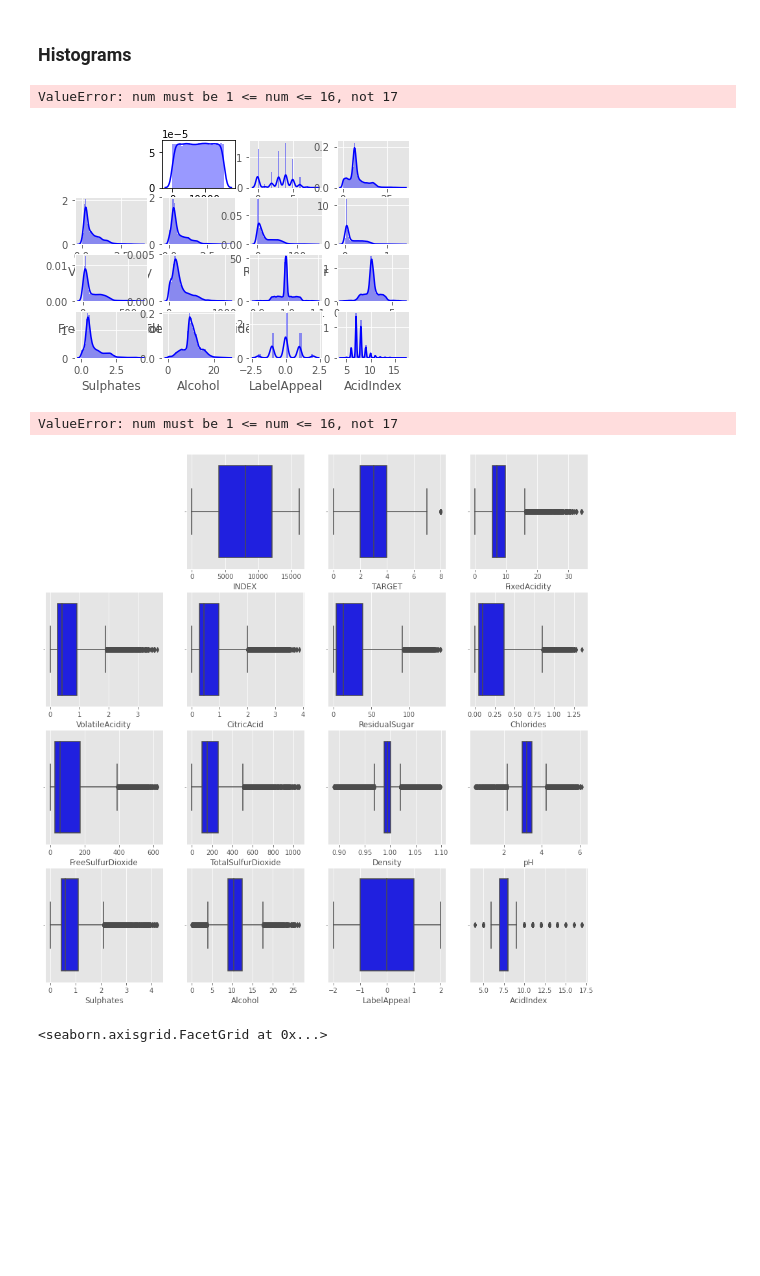
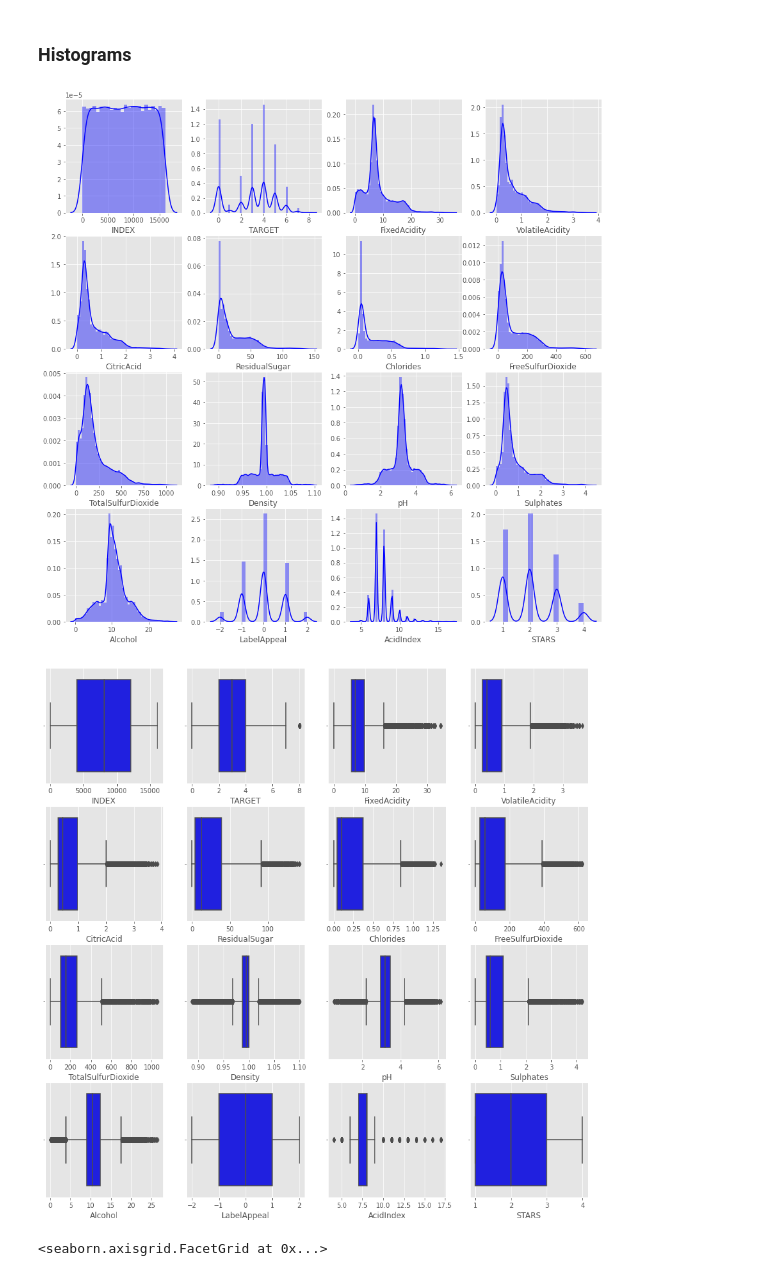
Before and after one commit to MaggieHateProgramming/DAV-6150-2, a Jupyter notebook: J_Chen_M3_assn.ipynb, the cells around one changed output. Drawn from its saved outputs; the diff is of its cells as text; code cells hidden in the pictures; blank space fills up the shorter version.

```diff
--- a/J_Chen_M3_assn.ipynb
+++ b/J_Chen_M3_assn.ipynb
@@ -102,29 +102,27 @@ dtype: float64
 # %%
 #show the distribution of all variables by using "for loop"
 i=0
 numerical_columns = data.columns
 for col in numerical_columns:
     i+=1
-    plt.subplot(4,4,i+1)
+    plt.subplot(4,4,i)
     plt.style.use('ggplot')
     plt.rcParams['figure.figsize'] = (15,15)
     sns.distplot(data[col], color = 'blue')
 # %% [output]
-ValueError: num must be 1 <= num <= 16, not 17
-[figure, old version]
+[figure, new version]
 # %%
 #show the distribution of all variables by using "for loop"
 i=0
 numerical_columns = data.columns
 for col in numerical_columns:
     i+=1
-    plt.subplot(4,4,i+1)
+    plt.subplot(4,4,i)
     plt.style.use('ggplot')
     plt.rcParams['figure.figsize'] = (15,15)
     sns.boxplot(data[col], color = 'blue')
 # %% [output]
-ValueError: num must be 1 <= num <= 16, not 17
-[figure, old version]
+[figure, new version]
 # %%
 #
 sns.catplot(x='TARGET',data=data,kind='count')
```
